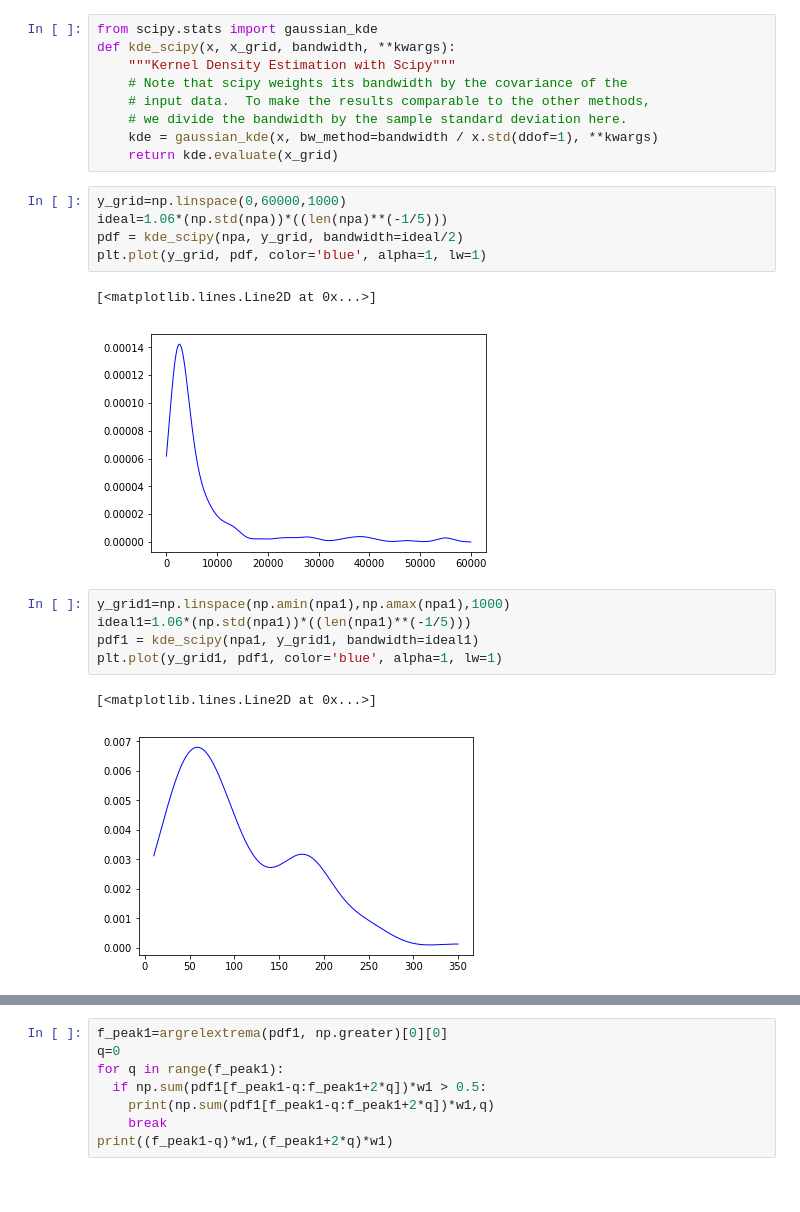
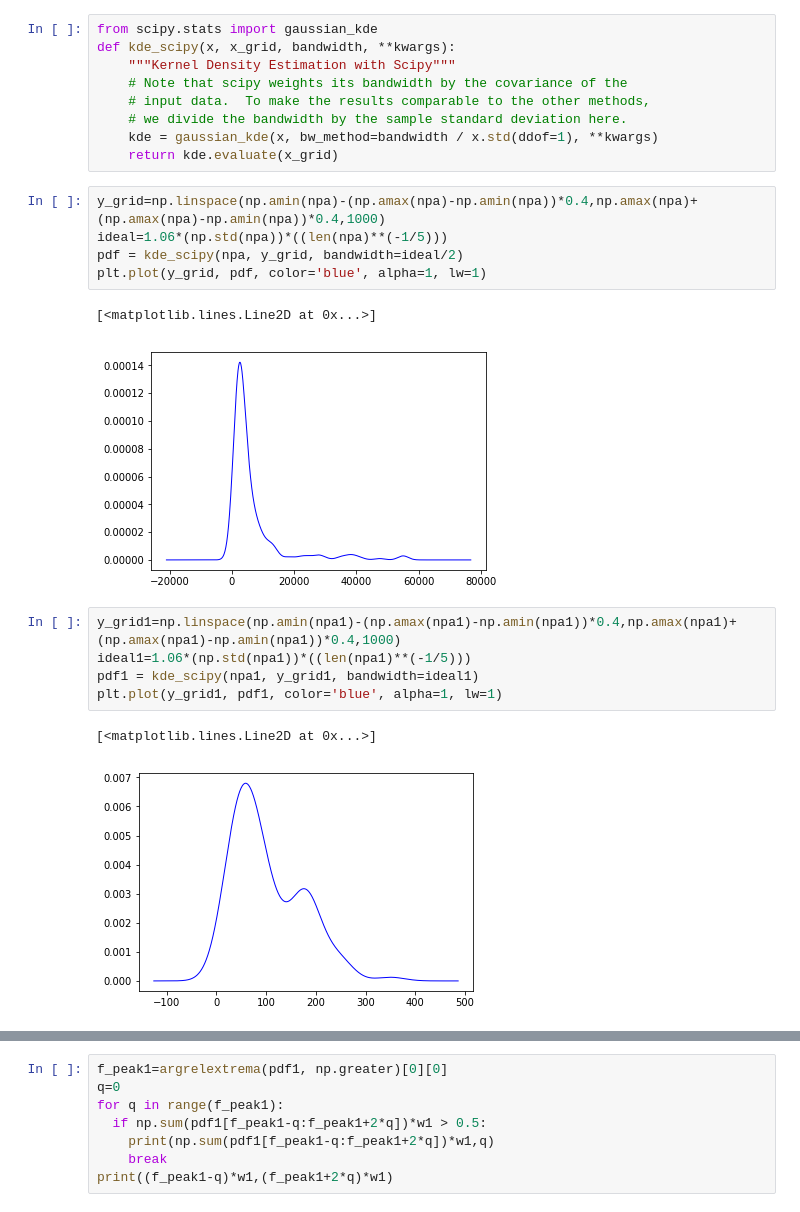
Before and after one commit to princeofpython/IndiaMart-Hackathon-2k19, a Jupyter notebook: phase1.ipynb, the cells around one changed output, grey strips where cells are left out. Drawn from its saved outputs; the diff is of its cells as text.

```diff
--- a/phase1.ipynb
+++ b/phase1.ipynb
@@ -176,19 +176,19 @@ def kde_scipy(x, x_grid, bandwidth, **kwargs):
     kde = gaussian_kde(x, bw_method=bandwidth / x.std(ddof=1), **kwargs)
     return kde.evaluate(x_grid)
 # %%
-y_grid=np.linspace(0,60000,1000)
+y_grid=np.linspace(np.amin(npa)-(np.amax(npa)-np.amin(npa))*0.4,np.amax(npa)+(np.amax(npa)-np.amin(npa))*0.4,1000)
 ideal=1.06*(np.std(npa))*((len(npa)**(-1/5)))
 pdf = kde_scipy(npa, y_grid, bandwidth=ideal/2)
 plt.plot(y_grid, pdf, color='blue', alpha=1, lw=1)
 # %% [output]
 [<matplotlib.lines.Line2D at 0x...>]
-[figure, old version]
+[figure, new version]
 # %%
-y_grid1=np.linspace(np.amin(npa1),np.amax(npa1),1000)
+y_grid1=np.linspace(np.amin(npa1)-(np.amax(npa1)-np.amin(npa1))*0.4,np.amax(npa1)+(np.amax(npa1)-np.amin(npa1))*0.4,1000)
 ideal1=1.06*(np.std(npa1))*((len(npa1)**(-1/5)))
 pdf1 = kde_scipy(npa1, y_grid1, bandwidth=ideal1)
 plt.plot(y_grid1, pdf1, color='blue', alpha=1, lw=1)
 # %% [output]
 [<matplotlib.lines.Line2D at 0x...>]
-[figure, old version]
+[figure, new version]
 # %%
```
Also changed, not shown: parts of 9 cells of this notebook.
